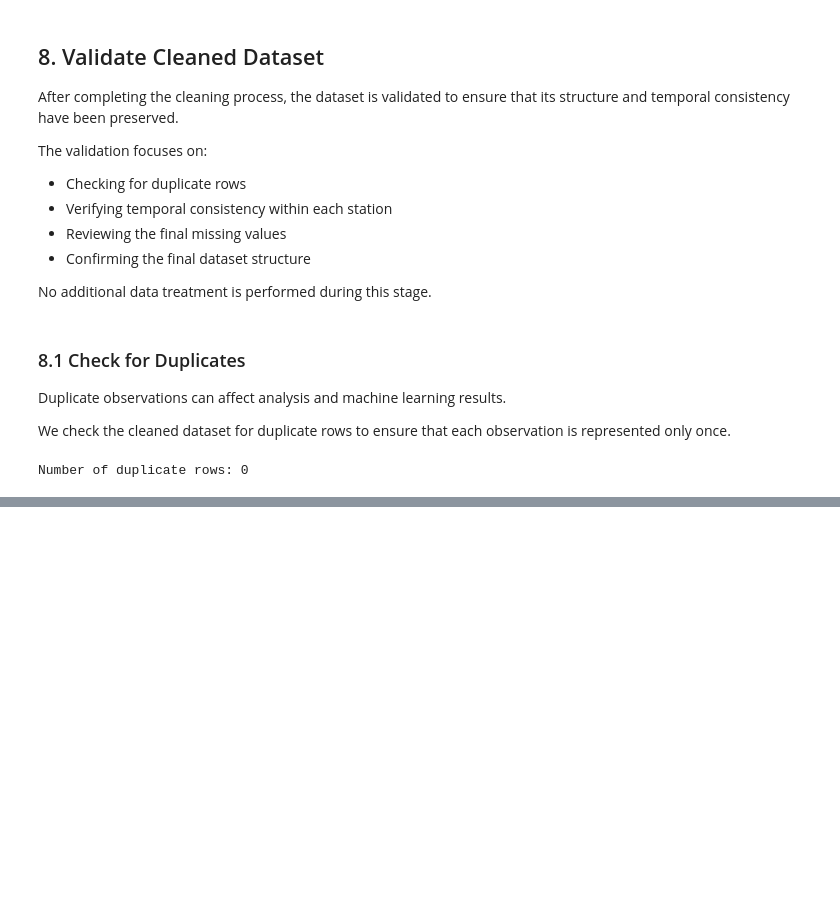
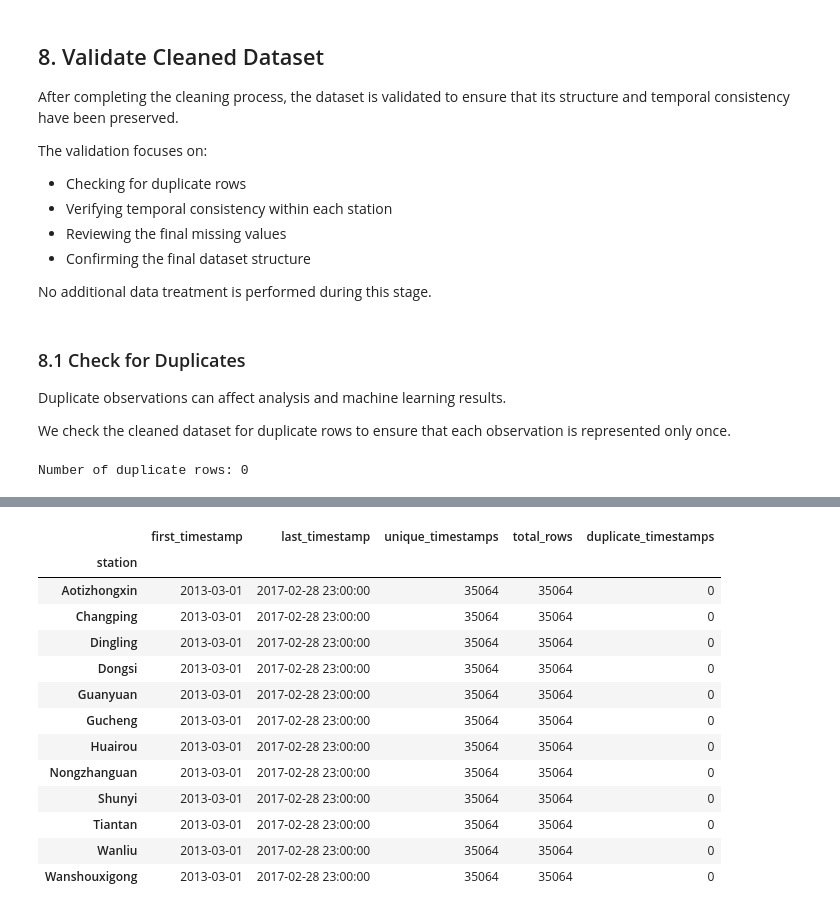
Before and after one commit to saraalwadia/airshift, a Jupyter notebook: notebooks/02_data_cleaning.ipynb, the cells around one changed output, grey strips where cells are left out. Cells and saved outputs as stored; diff of their text form; code cells hidden in the pictures; blank space fills up the shorter version.

Commit message:
checked temporal consistency

```diff
--- a/notebooks/02_data_cleaning.ipynb
+++ b/notebooks/02_data_cleaning.ipynb
@@ -808,0 +815,29 @@ Number of duplicate rows: 0
+# %%
+temporal_check = df.groupby("station")["datetime"].agg(
+    first_timestamp="min",
+    last_timestamp="max",
+    unique_timestamps="nunique",
+    total_rows="size"
+)
+
+temporal_check["duplicate_timestamps"] = (
+    temporal_check["total_rows"]
+    - temporal_check["unique_timestamps"]
+)
+
+temporal_check
+# %% [output]
+|  | first_timestamp | last_timestamp | unique_timestamps | total_rows | duplicate_timestamps |
+| station |  |  |  |  |  |
+| Aotizhongxin | 2013-03-01 | 2017-02-28 23:00:00 | 35064 | 35064 | 0 |
+| Changping | 2013-03-01 | 2017-02-28 23:00:00 | 35064 | 35064 | 0 |
+| Dingling | 2013-03-01 | 2017-02-28 23:00:00 | 35064 | 35064 | 0 |
+| Dongsi | 2013-03-01 | 2017-02-28 23:00:00 | 35064 | 35064 | 0 |
+| Guanyuan | 2013-03-01 | 2017-02-28 23:00:00 | 35064 | 35064 | 0 |
+| Gucheng | 2013-03-01 | 2017-02-28 23:00:00 | 35064 | 35064 | 0 |
+| Huairou | 2013-03-01 | 2017-02-28 23:00:00 | 35064 | 35064 | 0 |
+| Nongzhanguan | 2013-03-01 | 2017-02-28 23:00:00 | 35064 | 35064 | 0 |
+| Shunyi | 2013-03-01 | 2017-02-28 23:00:00 | 35064 | 35064 | 0 |
+| Tiantan | 2013-03-01 | 2017-02-28 23:00:00 | 35064 | 35064 | 0 |
+| Wanliu | 2013-03-01 | 2017-02-28 23:00:00 | 35064 | 35064 | 0 |
+| Wanshouxigong | 2013-03-01 | 2017-02-28 23:00:00 | 35064 | 35064 | 0 |
```
Also changed, not shown: parts of 2 cells of this notebook.
